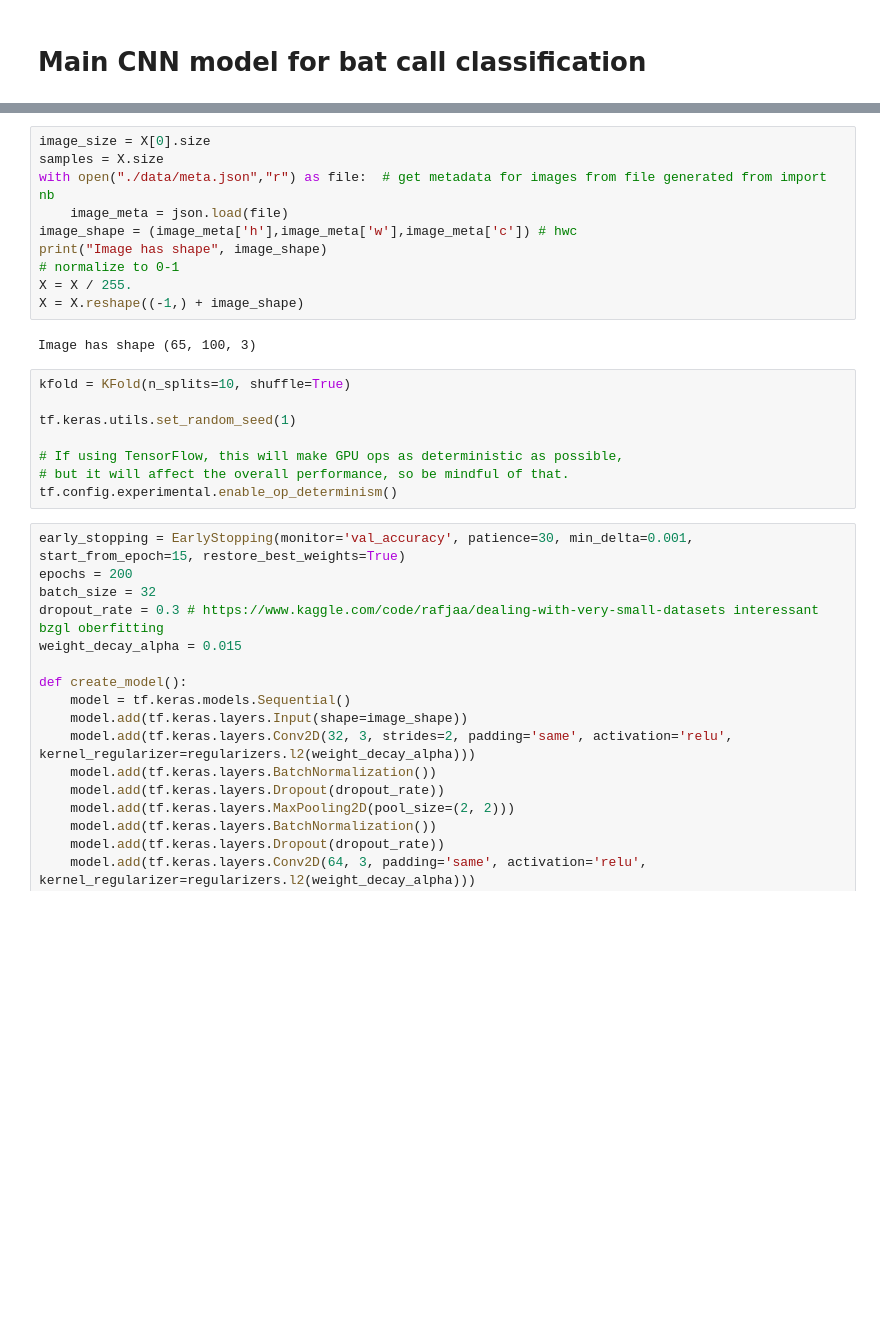
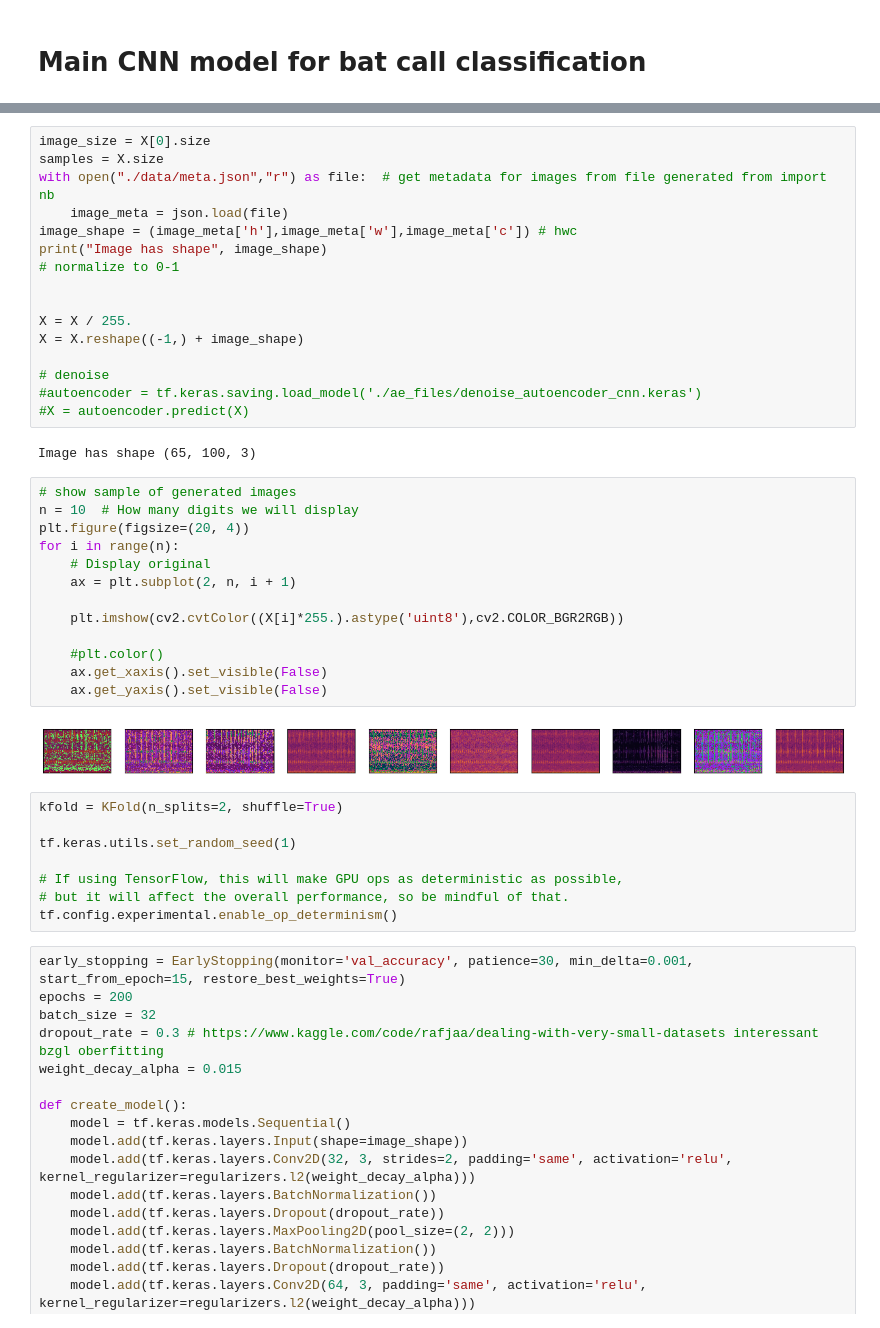
Before and after one commit to amarcelq/ml_project, a Jupyter notebook: cnn.ipynb, the cells around one changed output, grey strips where cells are left out. Cells and saved outputs as stored; diff of their text form; blank space fills up the shorter version.

```diff
--- a/cnn.ipynb
+++ b/cnn.ipynb
@@ -72,12 +64,33 @@ with open("./data/meta.json","r") as file:  # get metadata for images from file
 image_shape = (image_meta['h'],image_meta['w'],image_meta['c']) # hwc
 print("Image has shape", image_shape)
 # normalize to 0-1
+
+
 X = X / 255.
 X = X.reshape((-1,) + image_shape)
+
+# denoise
+#autoencoder = tf.keras.saving.load_model('./ae_files/denoise_autoencoder_cnn.keras')
+#X = autoencoder.predict(X)
 # %% [output]
 Image has shape (65, 100, 3)
+# %%
+# show sample of generated images
+n = 10  # How many digits we will display
+plt.figure(figsize=(20, 4))
+for i in range(n):
+    # Display original
+    ax = plt.subplot(2, n, i + 1)
+
+    plt.imshow(cv2.cvtColor((X[i]*255.).astype('uint8'),cv2.COLOR_BGR2RGB))
+
+    #plt.color()
+    ax.get_xaxis().set_visible(False)
+    ax.get_yaxis().set_visible(False)
+# %% [output]
+[figure, added]
 # %%
-kfold = KFold(n_splits=10, shuffle=True)
+kfold = KFold(n_splits=2, shuffle=True)
 
 tf.keras.utils.set_random_seed(1)
 
```
Also changed, not shown: parts of 7 cells of this notebook, 3 other files.
